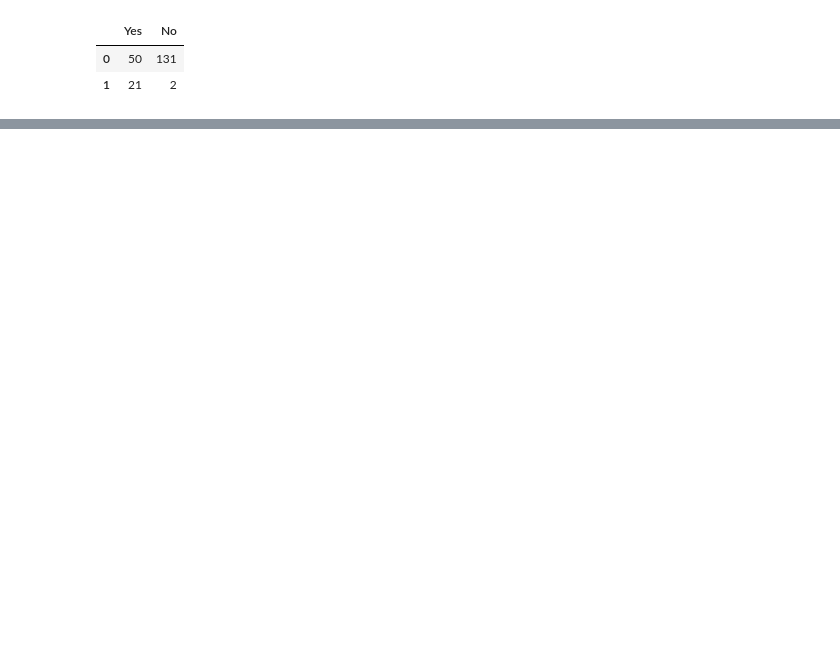
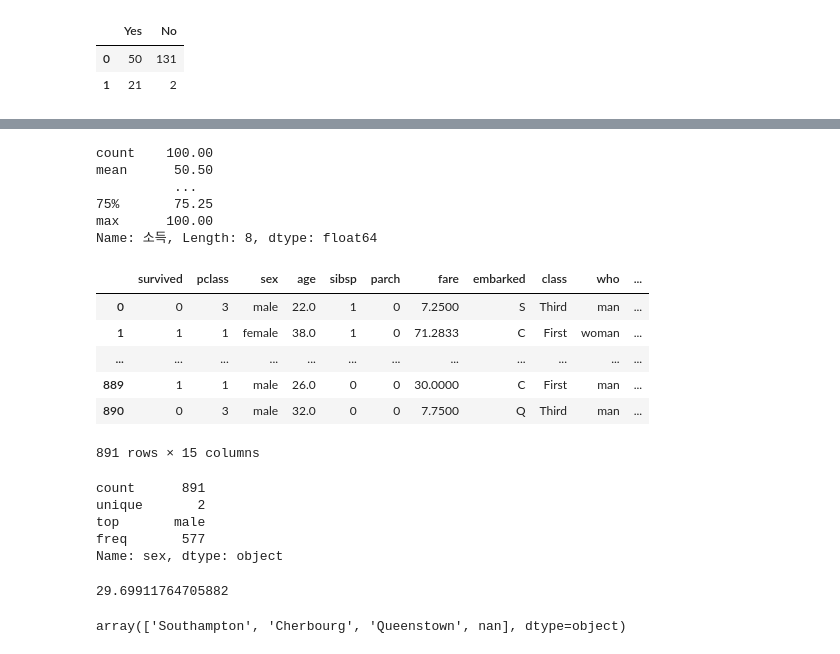
Before and after one commit to baedori99/TIL, a Jupyter notebook: kaggle_study_pandas.ipynb, the cells around one changed output, grey strips where cells are left out. Cells and saved outputs as stored; diff of their text form; code cells hidden in the pictures; blank space fills up the shorter version.

Commit message:
Studying kaggle_pandas in Half subject of Summary Functions

```diff
--- a/kaggle_study_pandas.ipynb
+++ b/kaggle_study_pandas.ipynb
@@ -10,0 +92,4 @@ pd.DataFrame({'Yes': [50, 21], 'No': [131, 2]})
+# %%
+# Showing the data max rows to 5, which is showing short.
+
+pd.set_option('display.max_rows', 5)
@@ -10,0 +357,49 @@ pd.DataFrame({'Yes': [50, 21], 'No': [131, 2]})
+# %%
+# describe() : summary function
+# It is for numerical data
+
+finance_reviews.소득.describe()
+# %% [output]
+count    100.00
+mean      50.50
+          ...
+75%       75.25
+max      100.00
+Name: 소득, Length: 8, dtype: float64
+# %%
+# For string data
+import pandas as pd
+
+titanic_reviews = pd.read_csv('C:/Users/pps/Desktop/배정환(인턴)/titanic.csv')
+
+titanic_reviews
+# %% [output]
+|  | survived | pclass | sex | age | sibsp | parch | fare | embarked | class | who | ... |
+| 0 | 0 | 3 | male | 22.0 | 1 | 0 | 7.2500 | S | Third | man | ... |
+| 1 | 1 | 1 | female | 38.0 | 1 | 0 | 71.2833 | C | First | woman | ... |
+| ... | ... | ... | ... | ... | ... | ... | ... | ... | ... | ... | ... |
+| 889 | 1 | 1 | male | 26.0 | 0 | 0 | 30.0000 | C | First | man | ... |
+| 890 | 0 | 3 | male | 32.0 | 0 | 0 | 7.7500 | Q | Third | man | ... |
+891 rows × 15 columns
+# %%
+# Summary for string data
+
+titanic_reviews.sex.describe()
+# %% [output]
+count      891
+unique       2
+top       male
+freq       577
+Name: sex, dtype: object
+# %%
+# Get some particular summary statistic about a column in a DataFrame or a Series
+
+titanic_reviews.age.mean()
+# %% [output]
+29.69911764705882
+# %%
+# To see the list of unique values
+
+titanic_reviews.embark_town.unique()
+# %% [output]
+array(['Southampton', 'Cherbourg', 'Queenstown', nan], dtype=object)
```
Also changed, not shown: parts of 39 cells of this notebook.
